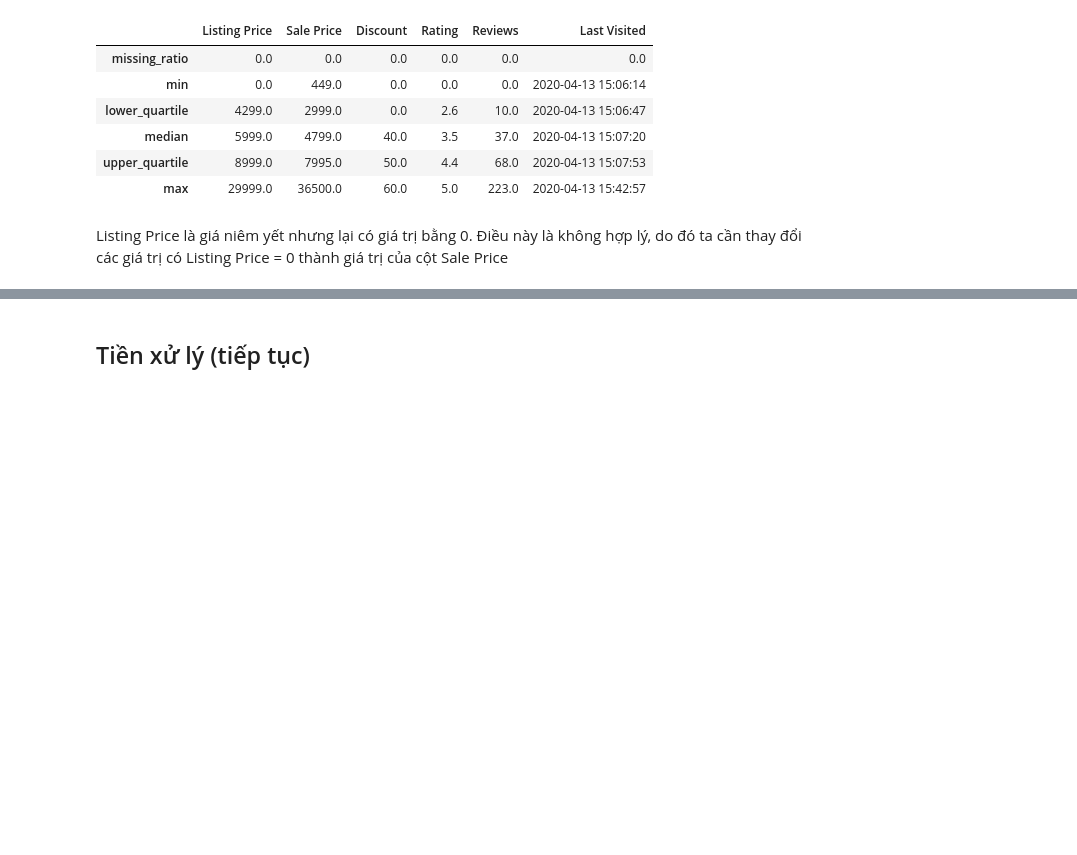
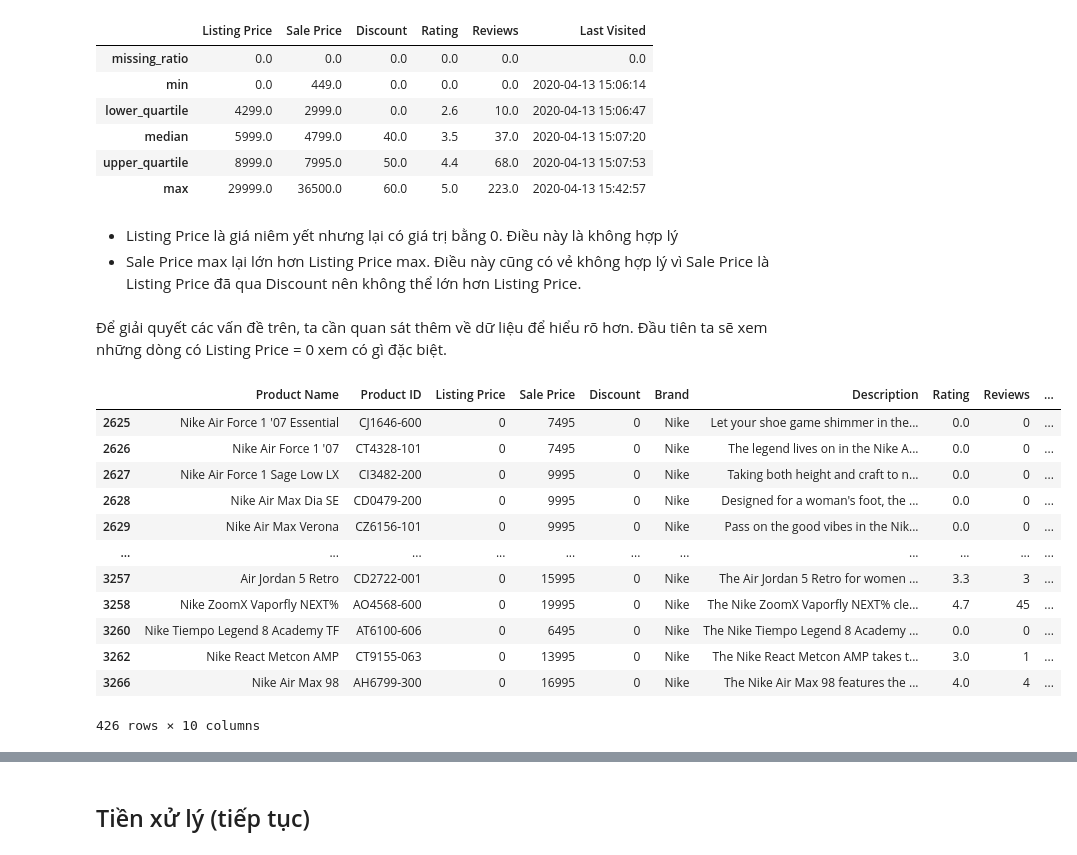
Before and after one commit to tvadiep/Sale-Analysis, a Jupyter notebook: SalesAnalysis.ipynb, the cells around one changed output, grey strips where cells are left out. Cells and saved outputs as stored; diff of their text form; code cells hidden in the pictures; blank space fills up the shorter version.

```diff
--- a/SalesAnalysis.ipynb
+++ b/SalesAnalysis.ipynb
@@ -148,4 +148,23 @@ num_col_info_df
 | upper_quartile | 8999.0 | 7995.0 | 50.0 | 4.4 | 68.0 | 2020-04-13 15:07:53 |
 | max | 29999.0 | 36500.0 | 60.0 | 5.0 | 223.0 | 2020-04-13 15:42:57 |
 # %% [markdown]
-Listing Price là giá niêm yết nhưng lại có giá trị bằng 0. Điều này là không hợp lý, do đó ta cần thay đổi các giá trị có Listing Price = 0 thành giá trị của cột Sale Price
+* Listing Price là giá niêm yết nhưng lại có giá trị bằng 0. Điều này là không hợp lý
+* Sale Price max lại lớn hơn Listing Price max. Điều này cũng có vẻ không hợp lý vì Sale Price là Listing Price đã qua Discount nên không thể lớn hơn Listing Price.
+# %% [markdown]
+Để giải quyết các vấn đề trên, ta cần quan sát thêm về dữ liệu để hiểu rõ hơn. Đầu tiên ta sẽ xem những dòng có Listing Price = 0 xem có gì đặc biệt.
+# %%
+df[(df['Listing Price']==0)]
+# %% [output]
+|  | Product Name | Product ID | Listing Price | Sale Price | Discount | Brand | Description | Rating | Reviews | ... |
+| 2625 | Nike Air Force 1 '07 Essential | CJ1646-600 | 0 | 7495 | 0 | Nike | Let your shoe game shimmer in the... | 0.0 | 0 | ... |
+| 2626 | Nike Air Force 1 '07 | CT4328-101 | 0 | 7495 | 0 | Nike | The legend lives on in the Nike A... | 0.0 | 0 | ... |
+| 2627 | Nike Air Force 1 Sage Low LX | CI3482-200 | 0 | 9995 | 0 | Nike | Taking both height and craft to n... | 0.0 | 0 | ... |
+| 2628 | Nike Air Max Dia SE | CD0479-200 | 0 | 9995 | 0 | Nike | Designed for a woman's foot, the ... | 0.0 | 0 | ... |
+| 2629 | Nike Air Max Verona | CZ6156-101 | 0 | 9995 | 0 | Nike | Pass on the good vibes in the Nik... | 0.0 | 0 | ... |
+| ... | ... | ... | ... | ... | ... | ... | ... | ... | ... | ... |
+| 3257 | Air Jordan 5 Retro | CD2722-001 | 0 | 15995 | 0 | Nike | The Air Jordan 5 Retro for women ... | 3.3 | 3 | ... |
+| 3258 | Nike ZoomX Vaporfly NEXT% | AO4568-600 | 0 | 19995 | 0 | Nike | The Nike ZoomX Vaporfly NEXT% cle... | 4.7 | 45 | ... |
+| 3260 | Nike Tiempo Legend 8 Academy TF | AT6100-606 | 0 | 6495 | 0 | Nike | The Nike Tiempo Legend 8 Academy ... | 0.0 | 0 | ... |
+| 3262 | Nike React Metcon AMP | CT9155-063 | 0 | 13995 | 0 | Nike | The Nike React Metcon AMP takes t... | 3.0 | 1 | ... |
+| 3266 | Nike Air Max 98 | AH6799-300 | 0 | 16995 | 0 | Nike | The Nike Air Max 98 features the ... | 4.0 | 4 | ... |
+426 rows × 10 columns
```
Also changed, not shown: parts of 32 cells of this notebook.
